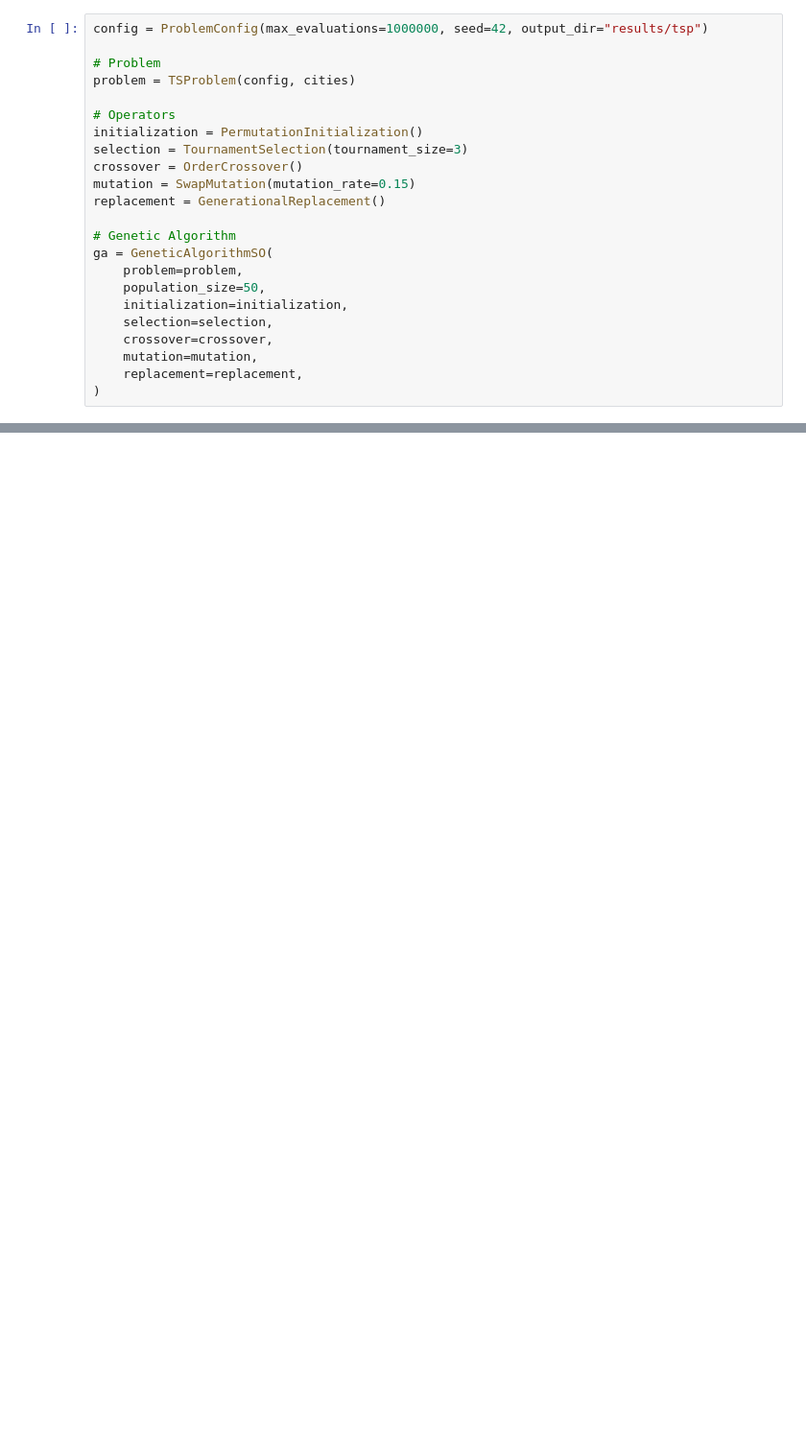
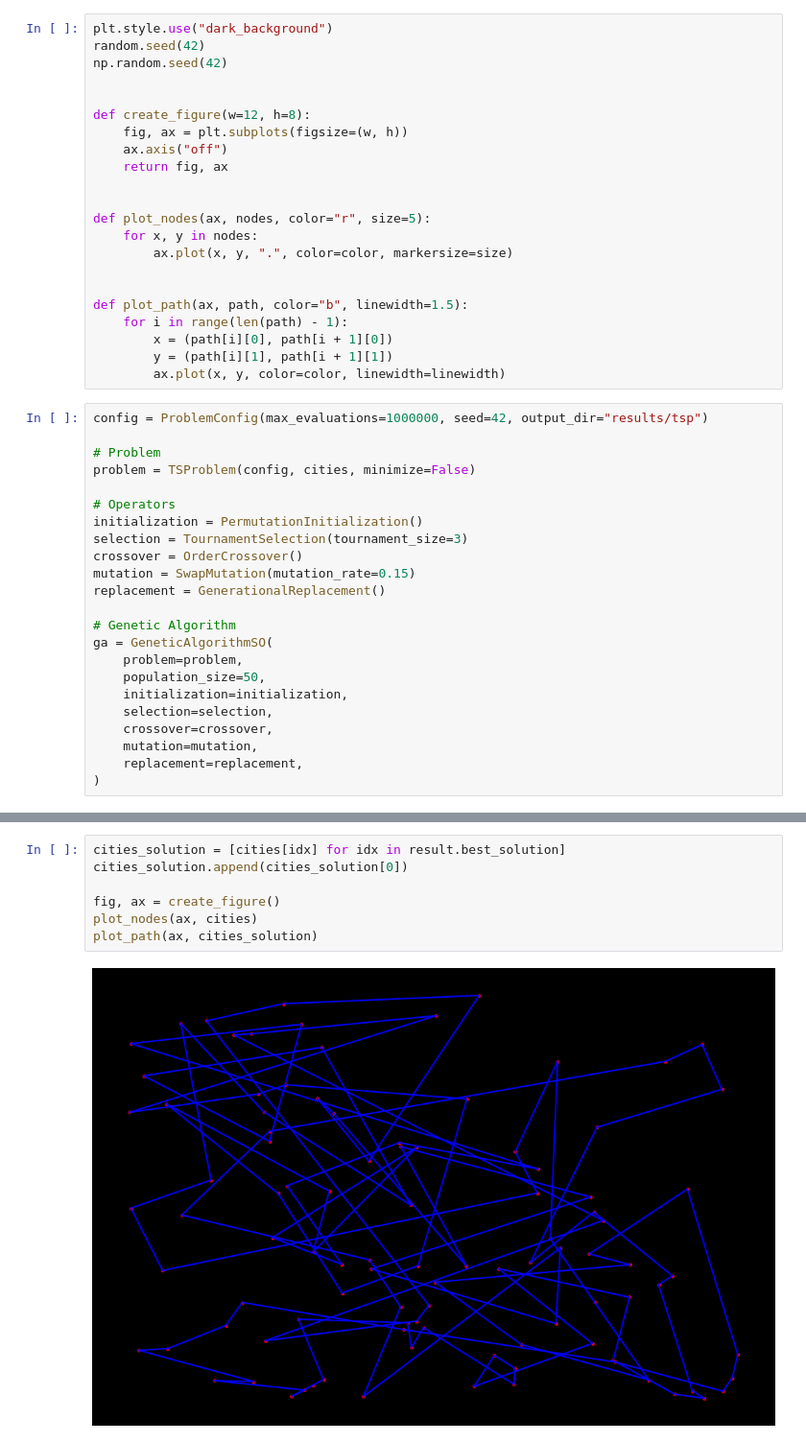
Before and after one commit to yabol02/practica_biocomp, a Jupyter notebook: notebooks/tsp.ipynb, the cells around one changed output, grey strips where cells are left out. Shown at 96% size. Drawn from its saved outputs; the diff is of its cells as text; blank space fills up the shorter version.

```diff
--- a/notebooks/tsp.ipynb
+++ b/notebooks/tsp.ipynb
@@ -112,11 +120,33 @@ from classes.mutation import SwapMutation
 from classes.problems import TSProblem
 from classes.replacement import GenerationalReplacement
 from classes.selection import TournamentSelection
+# %%
+plt.style.use("dark_background")
+random.seed(42)
+np.random.seed(42)
+
+
+def create_figure(w=12, h=8):
+    fig, ax = plt.subplots(figsize=(w, h))
+    ax.axis("off")
+    return fig, ax
+
+
+def plot_nodes(ax, nodes, color="r", size=5):
+    for x, y in nodes:
+        ax.plot(x, y, ".", color=color, markersize=size)
+
+
+def plot_path(ax, path, color="b", linewidth=1.5):
+    for i in range(len(path) - 1):
+        x = (path[i][0], path[i + 1][0])
+        y = (path[i][1], path[i + 1][1])
+        ax.plot(x, y, color=color, linewidth=linewidth)
 # %%
 config = ProblemConfig(max_evaluations=1000000, seed=42, output_dir="results/tsp")
 
 # Problem
-problem = TSProblem(config, cities)
+problem = TSProblem(config, cities, minimize=False)
 
 # Operators
 initialization = PermutationInitialization()
@@ -152,0 +215,9 @@ print(f"Generations: {len(result.history)}")
+# %%
+cities_solution = [cities[idx] for idx in result.best_solution]
+cities_solution.append(cities_solution[0])
+
+fig, ax = create_figure()
+plot_nodes(ax, cities)
+plot_path(ax, cities_solution)
+# %% [output]
+[figure, added]
```
Also changed, not shown: parts of 7 cells of this notebook, 1 other file.
